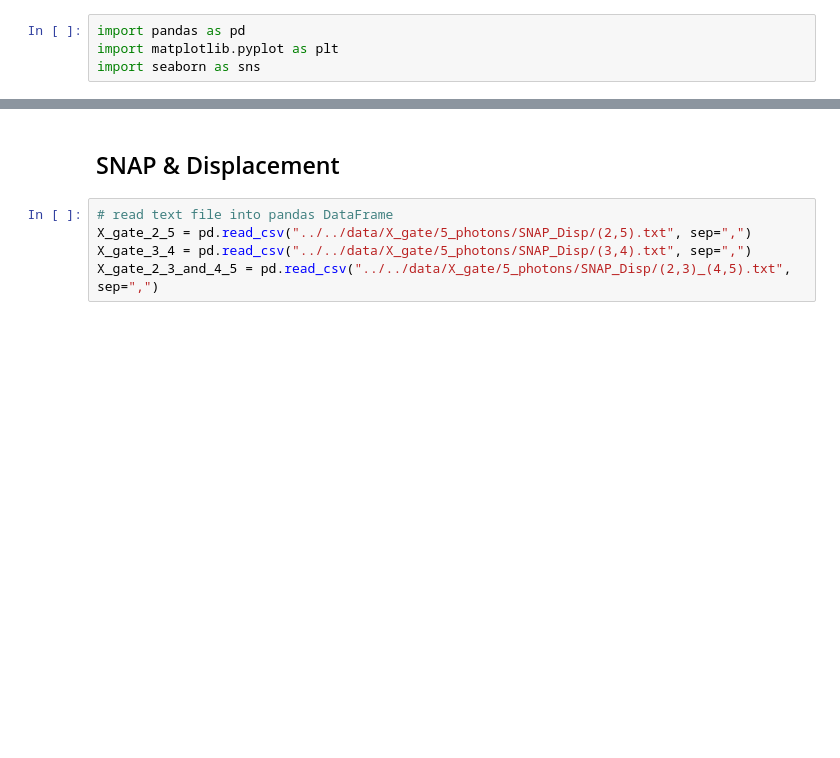
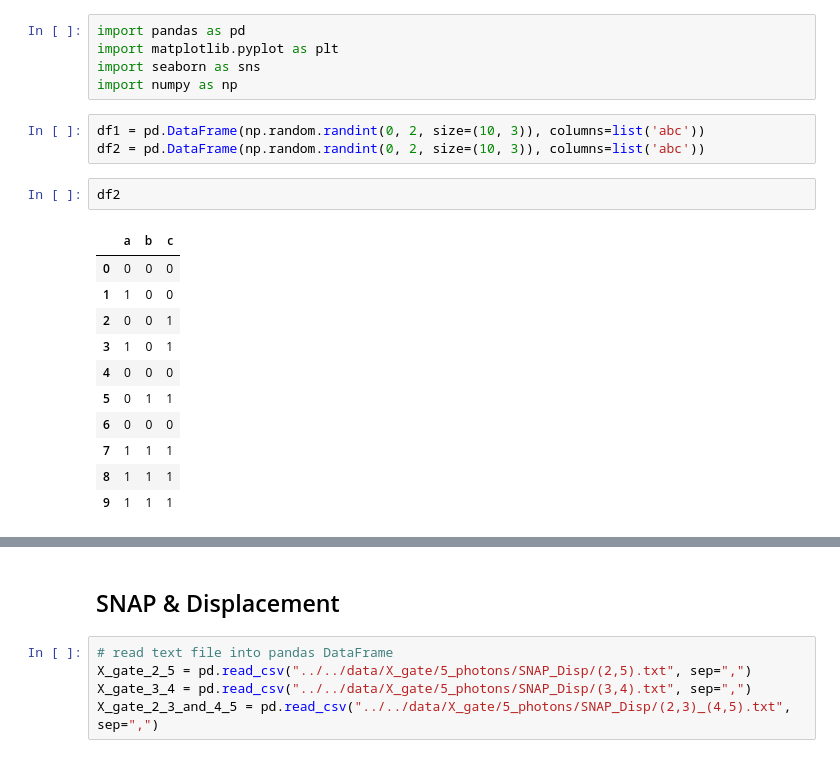
Before and after one commit to AndreaMaestri18/Opt3DQalgs, a Jupyter notebook: BTgates/src/plots_and_analysis/state_dependency_x_5photons.ipynb, the cells around one changed output, grey strips where cells are left out. Saved outputs shown, nothing was run; the diff lists cells and outputs as text; blank space fills up the shorter version.

```diff
--- a/BTgates/src/plots_and_analysis/state_dependency_x_5photons.ipynb
+++ b/BTgates/src/plots_and_analysis/state_dependency_x_5photons.ipynb
@@ -2,3 +2,21 @@
 import pandas as pd
 import matplotlib.pyplot as plt
 import seaborn as sns
+import numpy as np
+# %%
+df1 = pd.DataFrame(np.random.randint(0, 2, size=(10, 3)), columns=list('abc'))
+df2 = pd.DataFrame(np.random.randint(0, 2, size=(10, 3)), columns=list('abc'))
+# %%
+df2
+# %% [output]
+|  | a | b | c |
+| 0 | 0 | 0 | 0 |
+| 1 | 1 | 0 | 0 |
+| 2 | 0 | 0 | 1 |
+| 3 | 1 | 0 | 1 |
+| 4 | 0 | 0 | 0 |
+| 5 | 0 | 1 | 1 |
+| 6 | 0 | 0 | 0 |
+| 7 | 1 | 1 | 1 |
+| 8 | 1 | 1 | 1 |
+| 9 | 1 | 1 | 1 |
```
Also changed, not shown: parts of 7 cells of this notebook, 3 other files.
